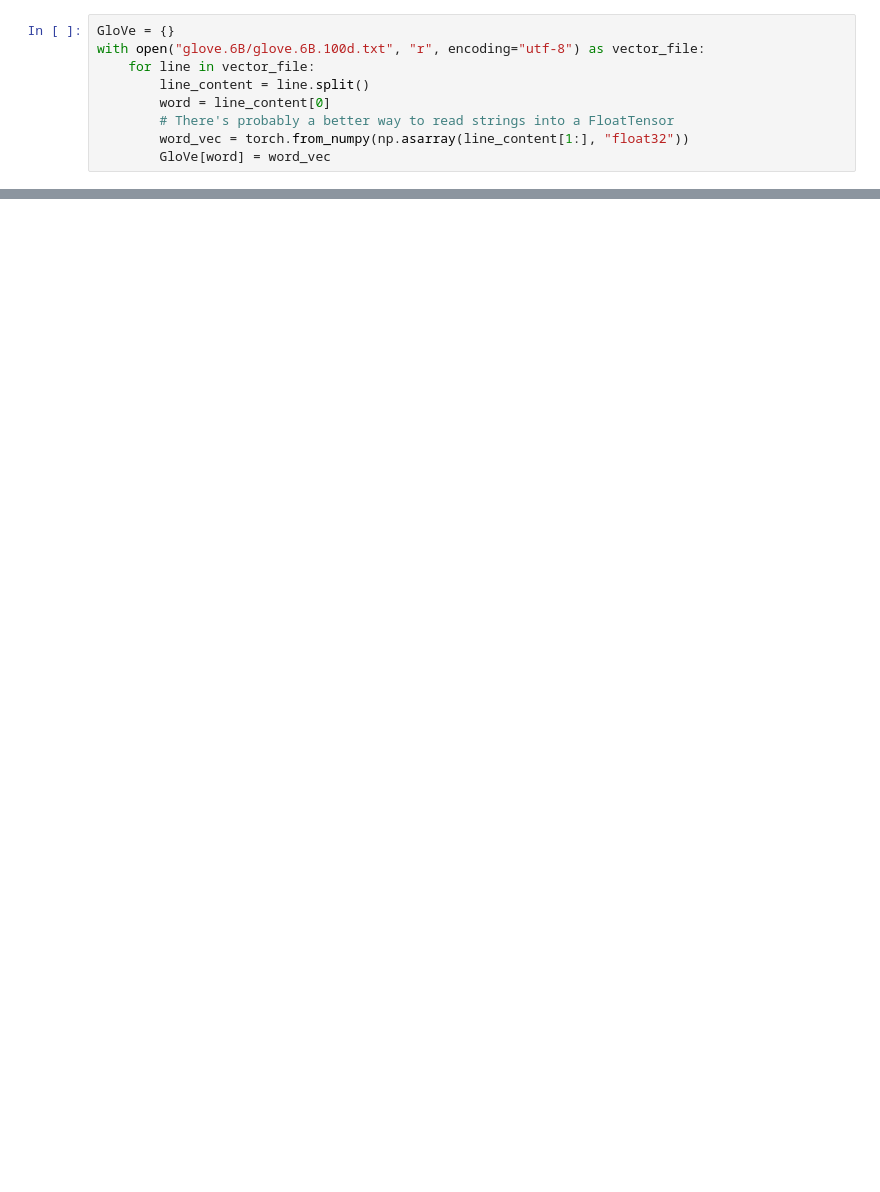
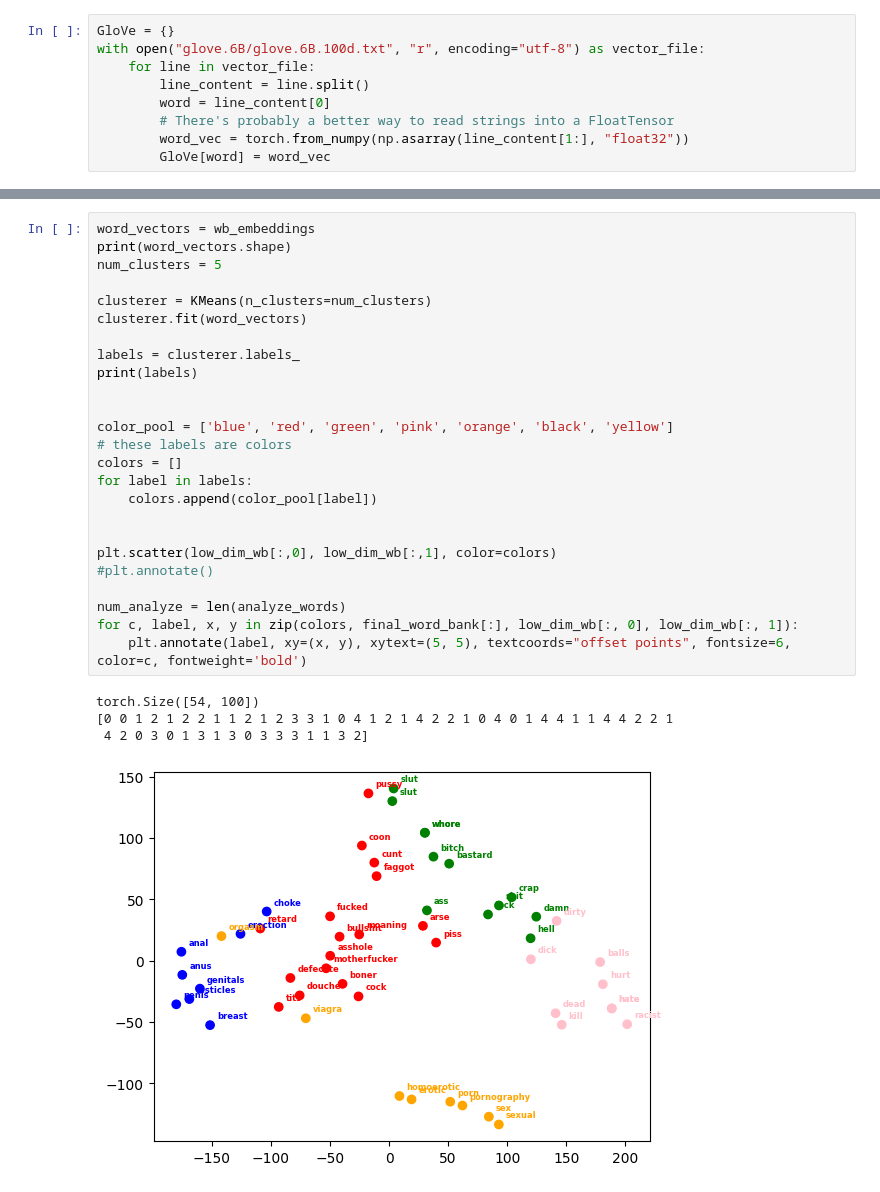
Before and after one commit to ani11452/Steering-Natural-Langauge-Generation, a Jupyter notebook: wvec_visualization.ipynb, the cells around one changed output, grey strips where cells are left out. Drawn from its saved outputs; the diff is of its cells as text; blank space fills up the shorter version.

Commit message:
clustering, score generated

```diff
--- a/wvec_visualization.ipynb
+++ b/wvec_visualization.ipynb
@@ -59,0 +61,30 @@ for c, label, x, y in zip(colors, final_word_bank[:], low_dim_wb[:, 0], low_dim_
+# %%
+word_vectors = wb_embeddings
+print(word_vectors.shape)
+num_clusters = 5
+
+clusterer = KMeans(n_clusters=num_clusters)
+clusterer.fit(word_vectors)
+
+labels = clusterer.labels_
+print(labels)
+
+
+color_pool = ['blue', 'red', 'green', 'pink', 'orange', 'black', 'yellow']
+# these labels are colors
+colors = []
+for label in labels:
+    colors.append(color_pool[label])
+
+
+plt.scatter(low_dim_wb[:,0], low_dim_wb[:,1], color=colors)
+#plt.annotate()
+
+num_analyze = len(analyze_words)
+for c, label, x, y in zip(colors, final_word_bank[:], low_dim_wb[:, 0], low_dim_wb[:, 1]):
+    plt.annotate(label, xy=(x, y), xytext=(5, 5), textcoords="offset points", fontsize=6, color=c, fontweight='bold')
+# %% [output]
+torch.Size([54, 100])
+[0 0 1 2 1 2 2 1 1 2 1 2 3 3 1 0 4 1 2 1 4 2 2 1 0 4 0 1 4 4 1 1 4 4 2 2 1
+ 4 2 0 3 0 1 3 1 3 0 3 3 3 1 1 3 2]
+[figure, added]
```
Also changed, not shown: parts of 5 cells of this notebook, 3 other files.
